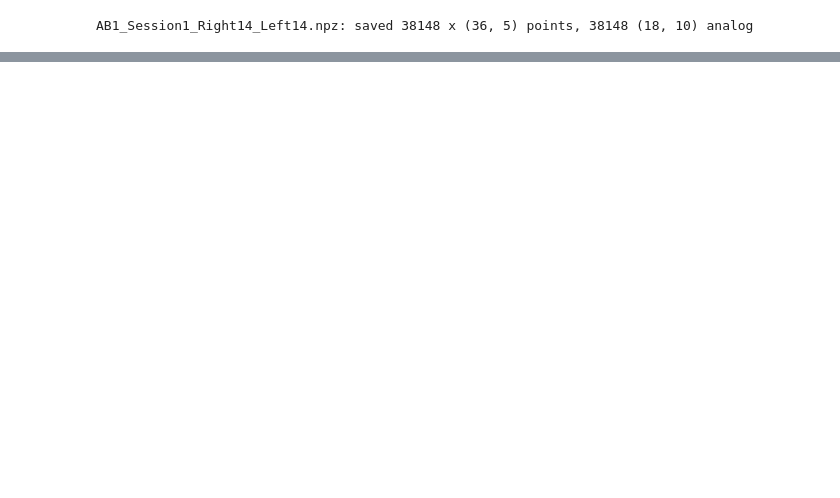
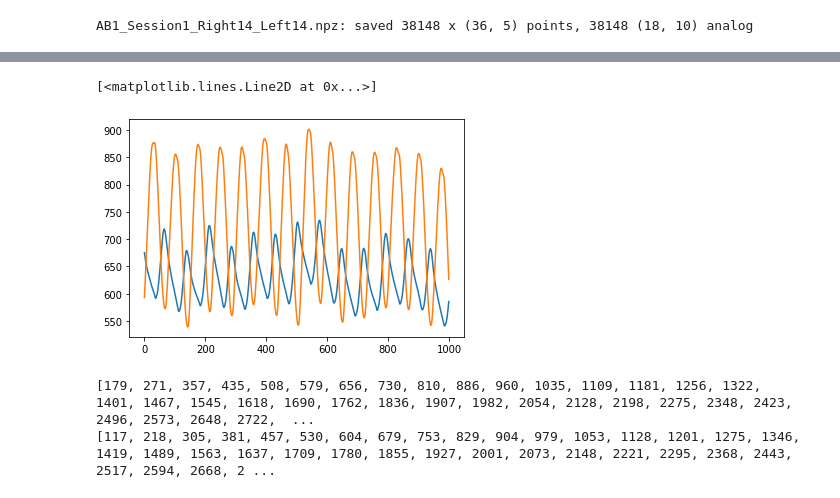
Before and after one commit to inseungkang/learningalgos, a Jupyter notebook: readc3d.ipynb, the cells around one changed output, grey strips where cells are left out. Drawn from its saved outputs; the diff is of its cells as text; code cells hidden in the pictures; blank space fills up the shorter version.

```diff
--- a/readc3d.ipynb
+++ b/readc3d.ipynb
@@ -101,0 +135,43 @@ plt.xlim(5000, 5500)
+# %%
+)# COM trajectory
+# test out the example of Pelvis Y
+
+pelvis_Y = com[1000:2000,1]
+foot_Y = foot_r[1000:2000,1]
+
+plt.plot(pelvis_Y)
+plt.plot(foot_Y)
+
+# plt.plot(com[:,2])
+# plt.xlim(5000, 5500)
+# %% [output]
+[<matplotlib.lines.Line2D at 0x...>]
+[figure, added]
+# %%
+# COM trajectory
+# test out the example of Pelvis Y
+
+pelvis_Y = com[:,1]
+foot_r_Y = foot_r[:,1]
+
+# Find zero crossing
+normalized_r_Y = pelvis_Y-foot_r_Y
+mid_stance_idx = []
+stance_start_idx = []
+
+for i in np.arange(len(normalized_r_Y)):
+    if normalized_r_Y[i] < 0 and normalized_r_Y[i+1] > 0:
+      mid_stance_idx.append(i)
+
+      if len(mid_stance_idx) > 1:
+        test_vec = normalized_r_Y[mid_stance_idx[-2]:mid_stance_idx[-1]]
+        min_loc = np.where(test_vec == test_vec.min())[0][0]
+        min_loc = min_loc + mid_stance_idx[-2]
+        stance_start_idx.append(min_loc)
+
+
+print(stance_start_idx)
+print(mid_stance_idx)
+# %% [output]
+[179, 271, 357, 435, 508, 579, 656, 730, 810, 886, 960, 1035, 1109, 1181, 1256, 1322, 1401, 1467, 1545, 1618, 1690, 1762, 1836, 1907, 1982, 2054, 2128, 2198, 2275, 2348, 2423, 2496, 2573, 2648, 2722,  ...
+[117, 218, 305, 381, 457, 530, 604, 679, 753, 829, 904, 979, 1053, 1128, 1201, 1275, 1346, 1419, 1489, 1563, 1637, 1709, 1780, 1855, 1927, 2001, 2073, 2148, 2221, 2295, 2368, 2443, 2517, 2594, 2668, 2 ...
```
Also changed, not shown: parts of 7 cells of this notebook.
